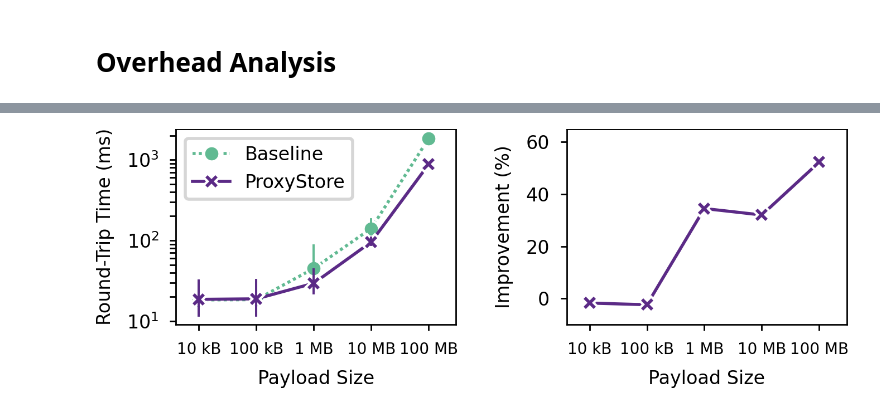
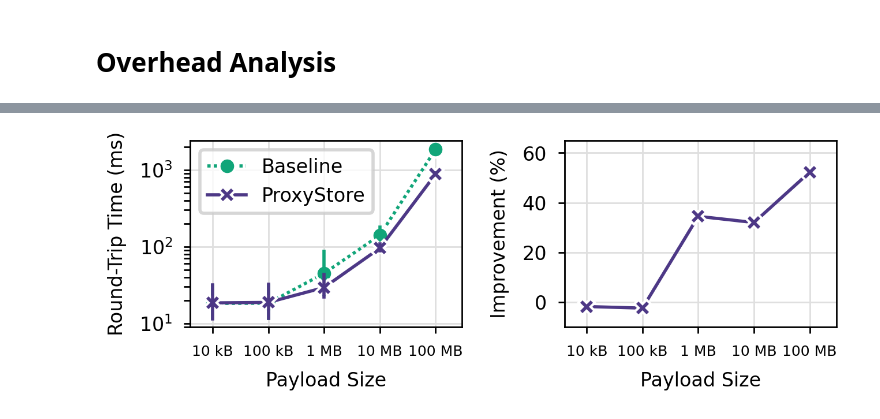
Before and after one commit to proxystore/hppss24-demo, a Jupyter notebook: experiments/analyze-overheads.ipynb, the cells around one changed output, grey strips where cells are left out. Saved outputs shown, nothing was run; the diff lists cells and outputs as text; code cells hidden in the pictures.

```diff
--- a/experiments/analyze-overheads.ipynb
+++ b/experiments/analyze-overheads.ipynb
@@ -68,7 +66,7 @@ xtick_labels = ['10 kB', '100 kB', '1 MB', '10 MB', '100 MB',]
 
 dashes = {'Baseline': (1, 1), 'ProxyStore': ()}
 markers = {'Baseline': 'o', 'ProxyStore': 'X'}
-palette = {'Baseline': '#61BA92', 'ProxyStore': '#5B2A86'}
+palette = {'Baseline': '#11A579', 'ProxyStore': '#4D3886'}
 
 handle = seaborn.lineplot(
     data,
@@ -95,7 +93,7 @@ handle.set(
     xlim=(4000, 300_000_000),
 )
 handle.set_xticks(xticks, minor=False)
-handle.set_xticklabels(xtick_labels, size=5)
+handle.set_xticklabels(xtick_labels, size=4.5)
 axs[0].tick_params(axis='x', which='minor', bottom=False)
 
 summary = data.group_by('method', 'size').mean()
@@ -103,34 +101,34 @@ summary = summary.pivot('method', values='roundtrip')
 summary = summary.with_columns(
     (100 * (polars.col('Baseline') - polars.col('ProxyStore')) / polars.col('Baseline')).alias('improvement'),
     polars.lit('ProxyStore').alias('method'),
 )
 
 handle = seaborn.lineplot(
     summary,
     x="size",
     y="improvement",
     hue='method',
     style="method",
     markers=markers,
     linewidth=1,
     markersize=5,
     palette=palette,
     ax=axs[1],
 )
 handle.get_legend().remove()
 handle.set(
     xscale='log',
     xlabel='Payload Size',
     ylabel='Improvement (%)',
     ylim=(-10, 65),
     xlim=(4000, 300_000_000),
 )
 handle.set_xticks(xticks, minor=False)
-handle.set_xticklabels(xtick_labels, size=5)
+handle.set_xticklabels(xtick_labels, size=4.5)
 axs[1].tick_params(axis='x', which='minor', bottom=False)
 
-fig.tight_layout(w_pad=4)
+fig.tight_layout(w_pad=1)
 fig.set_size_inches(3.35, 1)
-fig.savefig('figures/overheads.pdf', pad_inches=0.05)
+fig.savefig('figures/overheads.pdf')
 # %% [output]
-[figure, old version]
+[figure, new version]
```
Also changed, not shown: parts of 1 cell of this notebook, 6 other files.
